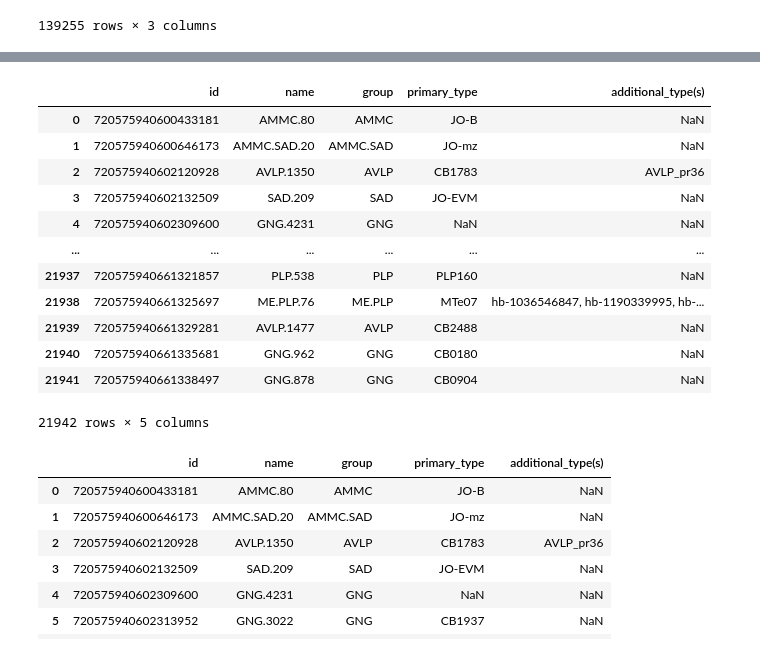
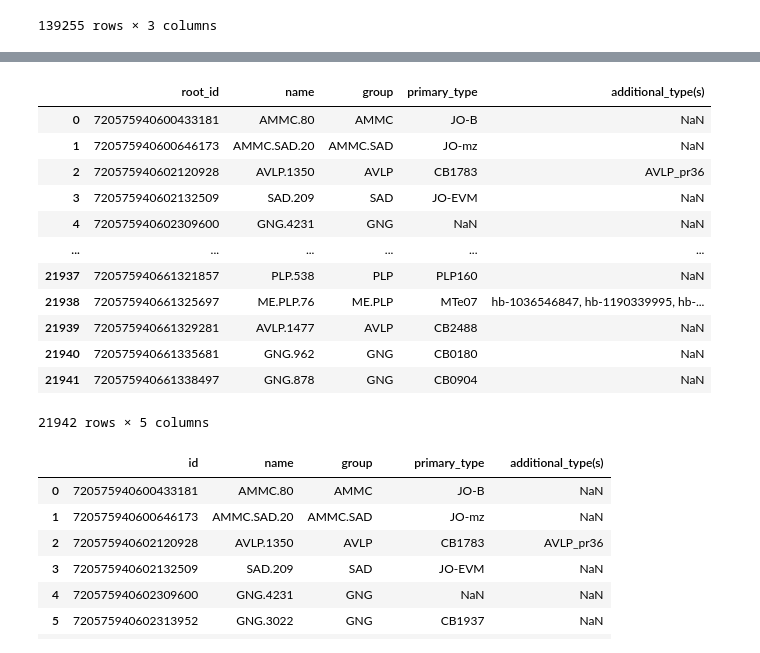
Before and after one commit to Gutierrez-lab/auditory-analysis, a Jupyter notebook: auditory_connectivity_table.ipynb, the cells around one changed output, grey strips where cells are left out. Drawn from its saved outputs; the diff is of its cells as text; code cells hidden in the pictures.

```diff
--- a/auditory_connectivity_table.ipynb
+++ b/auditory_connectivity_table.ipynb
@@ -80,6 +80,6 @@ names
 # %%
 # cell types from FlyWire
 types = pd.read_csv("/Users/ggutierr/Documents/FlyWireData/consolidated_cell_types.csv")
-types.rename(columns={"root_id": "id"}, inplace=True)
+#types.rename(columns={"root_id": "id"}, inplace=True)
 types
 # %% [output]
@@ -99,17 +133,17 @@ types
 # %%
 # grab the auditory neurons
 auditory_neurons = names[names["root_id"].isin(unique_ids)]
 
 # merge the cell types with the auditory neurons
-auditory_neurons = auditory_neurons.merge(types, left_on="root_id", right_on="id", how="left")
+auditory_neurons = auditory_neurons.merge(types, left_on="root_id", right_on="root_id", how="left")
 
 # drop the id column and rename the root_id column
-auditory_neurons.drop(columns=["id"], inplace=True)
-auditory_neurons.rename(columns={"root_id": "id"}, inplace=True)
+#auditory_neurons.drop(columns=["id"], inplace=True)
+#auditory_neurons.rename(columns={"root_id": "id"}, inplace=True)
 
 auditory_neurons
 # %% [output]
-|  | id | name | group | primary_type | additional_type(s) |
+|  | root_id | name | group | primary_type | additional_type(s) |
 | 0 | 720575940600433181 | AMMC.80 | AMMC | JO-B | NaN |
 | 1 | 720575940600646173 | AMMC.SAD.20 | AMMC.SAD | JO-mz | NaN |
 | 2 | 720575940602120928 | AVLP.1350 | AVLP | CB1783 | AVLP_pr36 |
```
Also changed, not shown: parts of 4 cells of this notebook.
